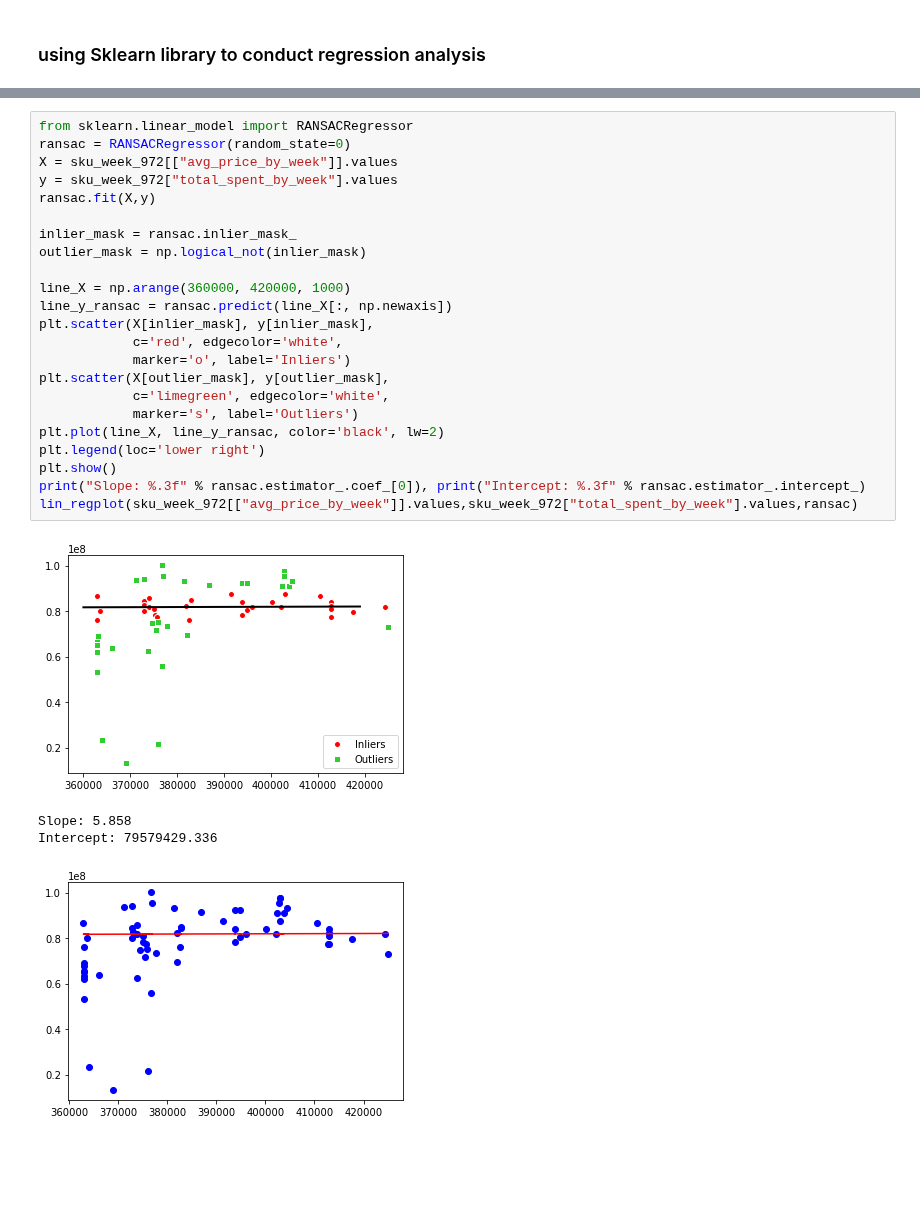
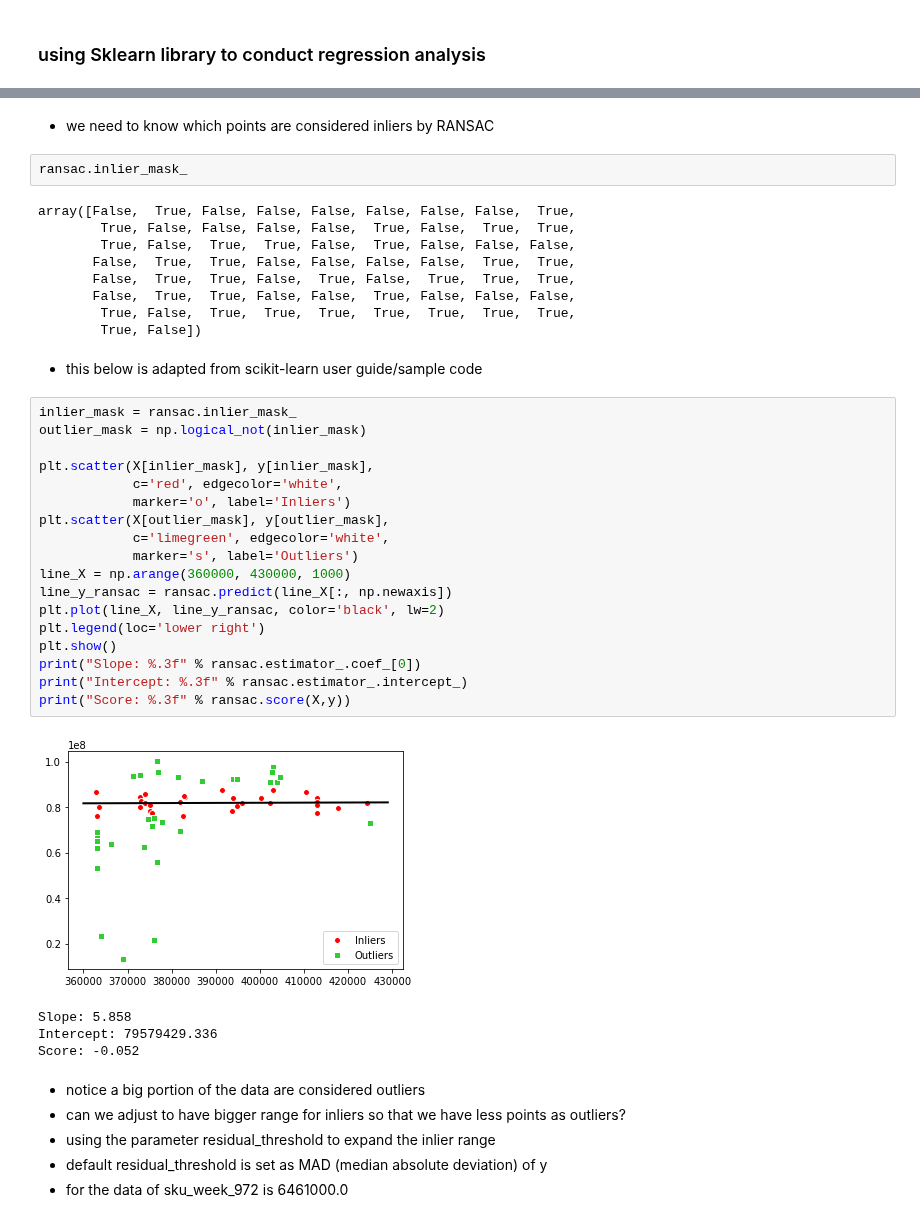
Before and after one commit to yingli/applieddatascience, a Jupyter notebook: sample_code/NB06_regression.ipynb, the cells around one changed output, grey strips where cells are left out. Saved outputs shown, nothing was run; the diff lists cells and outputs as text; blank space fills up the shorter version.

Commit message:
notebook for lecture 6, scikit-learn regression

```diff
--- a/sample_code/NB06_regression.ipynb
+++ b/sample_code/NB06_regression.ipynb
@@ -220,28 +305,44 @@ Intercept: -63383595.655
+# %% [markdown]
+ - we need to know which points are considered inliers by RANSAC
+# %%
+ransac.inlier_mask_
+# %% [output]
+array([False,  True, False, False, False, False, False, False,  True,
+        True, False, False, False, False,  True, False,  True,  True,
+        True, False,  True,  True, False,  True, False, False, False,
+       False,  True,  True, False, False, False, False,  True,  True,
+       False,  True,  True, False,  True, False,  True,  True,  True,
+       False,  True,  True, False, False,  True, False, False, False,
+        True, False,  True,  True,  True,  True,  True,  True,  True,
+        True, False])
+# %% [markdown]
+ - this below is adapted from scikit-learn user guide/sample code
 # %%
-from sklearn.linear_model import RANSACRegressor
-ransac = RANSACRegressor(random_state=0)
-X = sku_week_972[["avg_price_by_week"]].values
-y = sku_week_972["total_spent_by_week"].values
-ransac.fit(X,y)
-
 inlier_mask = ransac.inlier_mask_
 outlier_mask = np.logical_not(inlier_mask)
 
-line_X = np.arange(360000, 420000, 1000)
-line_y_ransac = ransac.predict(line_X[:, np.newaxis])
 plt.scatter(X[inlier_mask], y[inlier_mask],
             c='red', edgecolor='white',
             marker='o', label='Inliers')
 plt.scatter(X[outlier_mask], y[outlier_mask],
             c='limegreen', edgecolor='white',
             marker='s', label='Outliers')
+line_X = np.arange(360000, 430000, 1000)
+line_y_ransac = ransac.predict(line_X[:, np.newaxis])
 plt.plot(line_X, line_y_ransac, color='black', lw=2)
 plt.legend(loc='lower right')
 plt.show()
-print("Slope: %.3f" % ransac.estimator_.coef_[0]), print("Intercept: %.3f" % ransac.estimator_.intercept_)
-lin_regplot(sku_week_972[["avg_price_by_week"]].values,sku_week_972["total_spent_by_week"].values,ransac)
+print("Slope: %.3f" % ransac.estimator_.coef_[0])
+print("Intercept: %.3f" % ransac.estimator_.intercept_)
+print("Score: %.3f" % ransac.score(X,y))
 # %% [output]
-[figure, old version]
+[figure, new version]
 Slope: 5.858
 Intercept: 79579429.336
+Score: -0.052
-[figure, removed]
+# %% [markdown]
+ - notice a big portion of the data are considered outliers
+ - can we adjust to have bigger range for inliers so that we have less points as outliers?
+ - using the parameter residual_threshold to expand the inlier range
+ - default residual_threshold is set as MAD (median absolute deviation) of y
+ - for the data of sku_week_972 is 6461000.0
```
Also changed, not shown: parts of 24 cells of this notebook, 4 other files.
